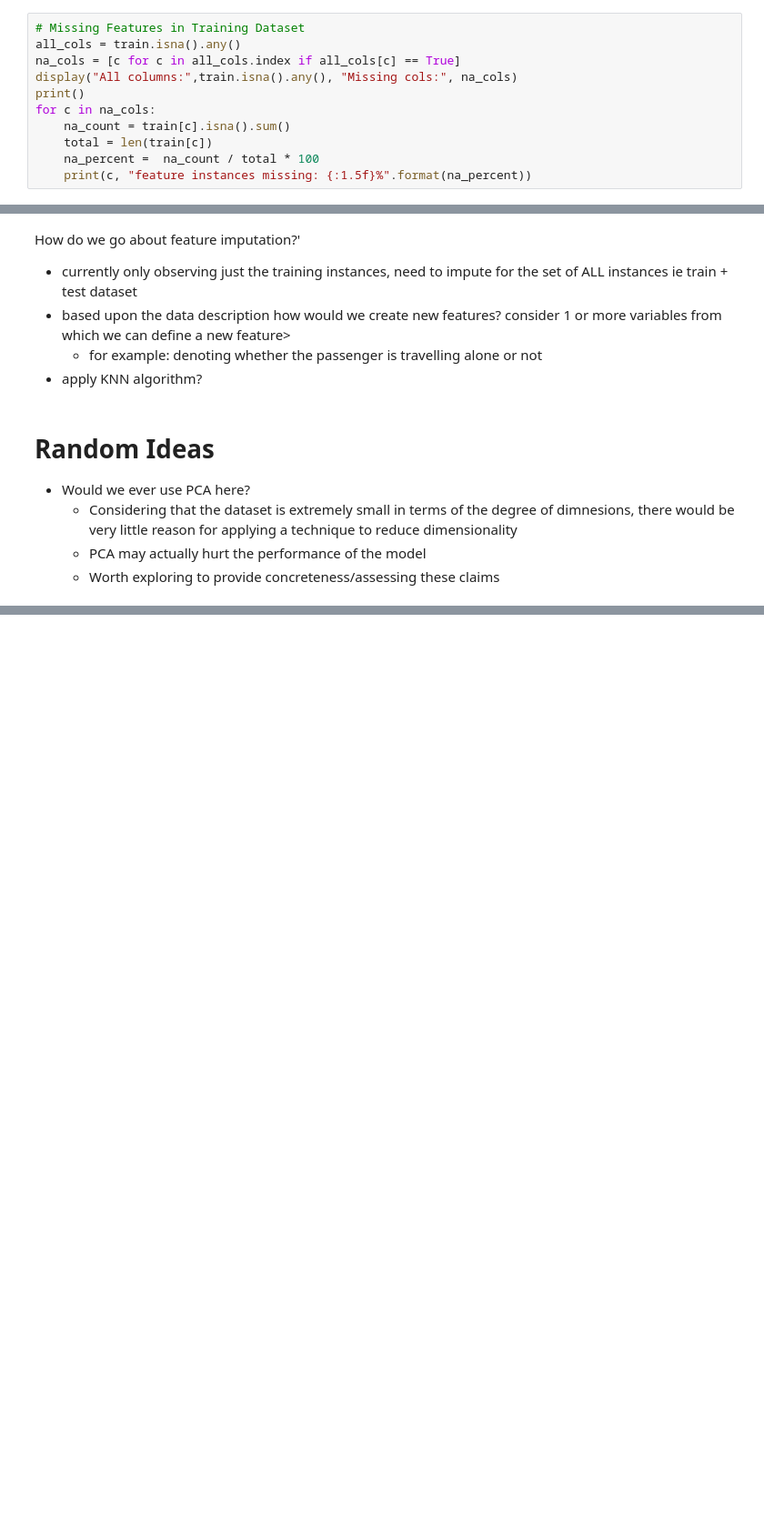
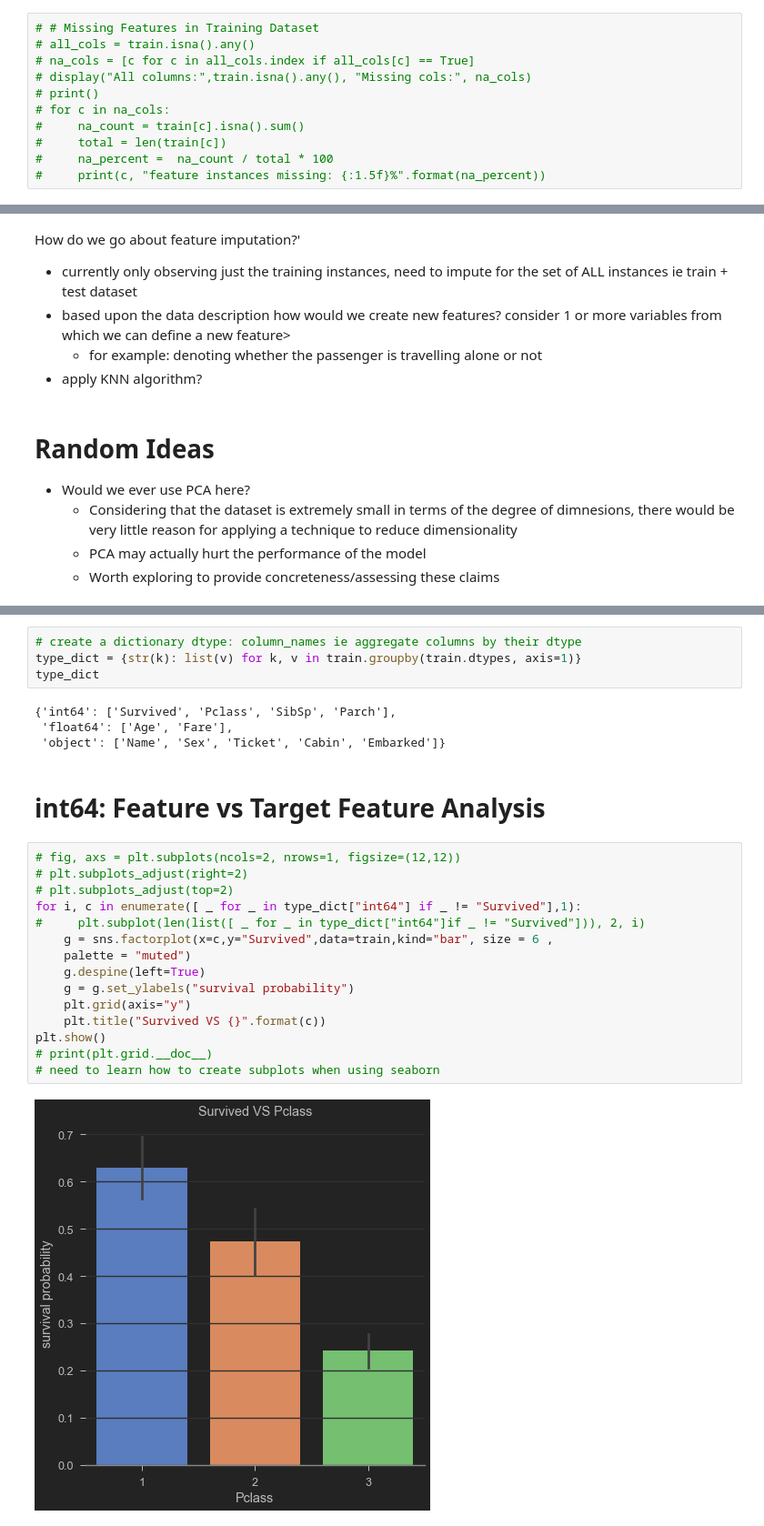
Before and after one commit to henrylao/kaggle-titanic, a Jupyter notebook: kaggle-titanic-notebook.ipynb, the cells around one changed output, grey strips where cells are left out. Shown at 91% size. Drawn from its saved outputs; the diff is of its cells as text; blank space fills up the shorter version.

Commit message:
Add revisit EDA and feature analysis using a different approach

```diff
--- a/kaggle-titanic-notebook.ipynb
+++ b/kaggle-titanic-notebook.ipynb
@@ -285,13 +276,13 @@ sns.heatmap(corr, vmax=0.9, cmap="coolwarm", square=True, annot= True)
 # Feature Imputation
 Does there exist any missing values? How many? How do we appropriately fill in for these missing values?
 # %%
-# Missing Features in Training Dataset
-all_cols = train.isna().any()
-na_cols = [c for c in all_cols.index if all_cols[c] == True]
-display("All columns:",train.isna().any(), "Missing cols:", na_cols)
-print()
-for c in na_cols:
-    na_count = train[c].isna().sum()
-    total = len(train[c])
-    na_percent =  na_count / total * 100
-    print(c, "feature instances missing: {:1.5f}%".format(na_percent))
+# # Missing Features in Training Dataset
+# all_cols = train.isna().any()
+# na_cols = [c for c in all_cols.index if all_cols[c] == True]
+# display("All columns:",train.isna().any(), "Missing cols:", na_cols)
+# print()
+# for c in na_cols:
+#     na_count = train[c].isna().sum()
+#     total = len(train[c])
+#     na_percent =  na_count / total * 100
+#     print(c, "feature instances missing: {:1.5f}%".format(na_percent))
@@ -399,0 +397,27 @@ Outliers_to_drop = detect_outliers(train,2,["Age","SibSp","Parch","Fare"])
+# %%
+# create a dictionary dtype: column_names ie aggregate columns by their dtype
+type_dict = {str(k): list(v) for k, v in train.groupby(train.dtypes, axis=1)}
+type_dict
+# %% [output]
+{'int64': ['Survived', 'Pclass', 'SibSp', 'Parch'],
+ 'float64': ['Age', 'Fare'],
+ 'object': ['Name', 'Sex', 'Ticket', 'Cabin', 'Embarked']}
+# %% [markdown]
+# int64: Feature vs Target Feature Analysis
+# %%
+# fig, axs = plt.subplots(ncols=2, nrows=1, figsize=(12,12))
+# plt.subplots_adjust(right=2)
+# plt.subplots_adjust(top=2)
+for i, c in enumerate([ _ for _ in type_dict["int64"] if _ != "Survived"],1):
+#     plt.subplot(len(list([ _ for _ in type_dict["int64"]if _ != "Survived"])), 2, i)
+    g = sns.factorplot(x=c,y="Survived",data=train,kind="bar", size = 6 ,
+    palette = "muted")
+    g.despine(left=True)
+    g = g.set_ylabels("survival probability")
+    plt.grid(axis="y")
+    plt.title("Survived VS {}".format(c))
+plt.show()
+# print(plt.grid.__doc__)
+# need to learn how to create subplots when using seaborn
+# %% [output]
+[figure, added]
```
Also changed, not shown: parts of 31 cells of this notebook.
